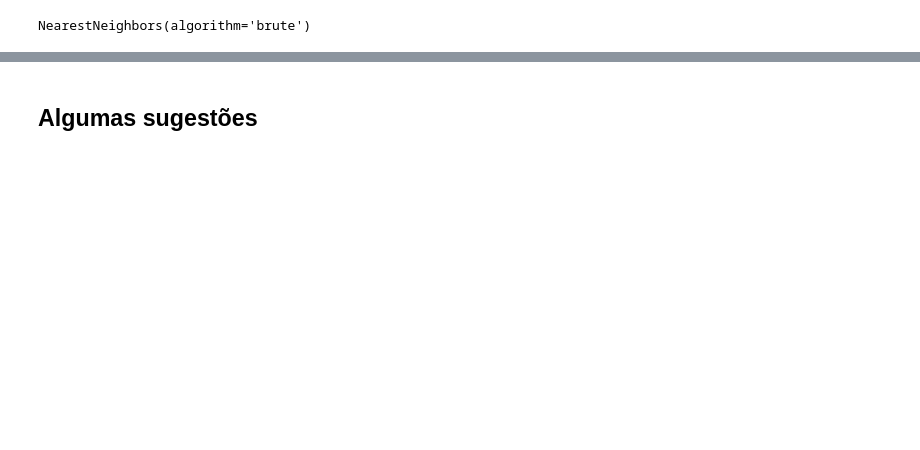
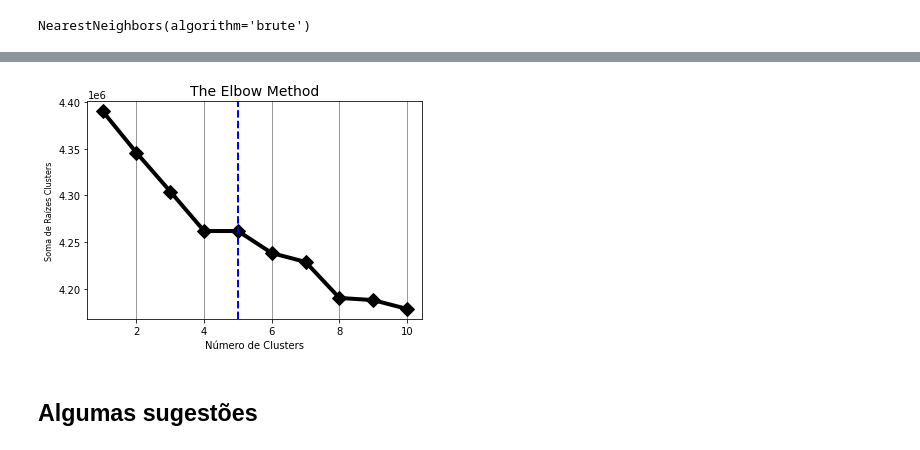
Before and after one commit to fequeiroz/artificial-inteligence, a Jupyter notebook: III UNIDADE/sistema_de_recomendacao.ipynb, the cells around one changed output, grey strips where cells are left out. Saved outputs shown, nothing was run; the diff lists cells and outputs as text; code cells hidden in the pictures; blank space fills up the shorter version.

```diff
--- a/III UNIDADE/sistema_de_recomendacao.ipynb
+++ b/III UNIDADE/sistema_de_recomendacao.ipynb
@@ -169,3 +189,29 @@ NearestNeighbors(algorithm='brute')
+# %%
+X = df_book_pivot.iloc[:,:].values
+
+wscc = []
+
+for i in range(1, 11):
+
+  kmeans = KMeans(n_clusters = i, init = 'k-means++', max_iter = 300, n_init = 10, random_state = 42)
+  kmeans.fit(X)
+
+  wscc.append(kmeans.inertia_)
+# %%
+_ = plt.plot(range(1,11), wscc, linewidth = 4, color = 'black', marker = 'D', markersize = 10)
+_ = plt.title('The Elbow Method', fontsize = 14, color = 'black')
+_ = plt.xlabel('Número de Clusters', fontsize = 10, color = 'black')
+_ = plt.ylabel('Soma de Raízes Clusters', fontsize = 8, color = 'black')
+_ = plt.xticks(fontsize = 10, color = 'black')
+_ = plt.yticks(fontsize = 10, color = 'black')
+_ = plt.grid(which = 'both', color = 'black', axis = 'x', alpha = 0.5)
+
+number_of_clusters = 5
+
+_ = plt.axvline(x = number_of_clusters, linewidth = 2, color = 'blue', linestyle = '--')
+_ = plt.show()
+# %% [output]
+[figure, added]
 # %% [markdown]
 ## Algumas sugestões
 # %%
```
Also changed, not shown: parts of 15 cells of this notebook.
